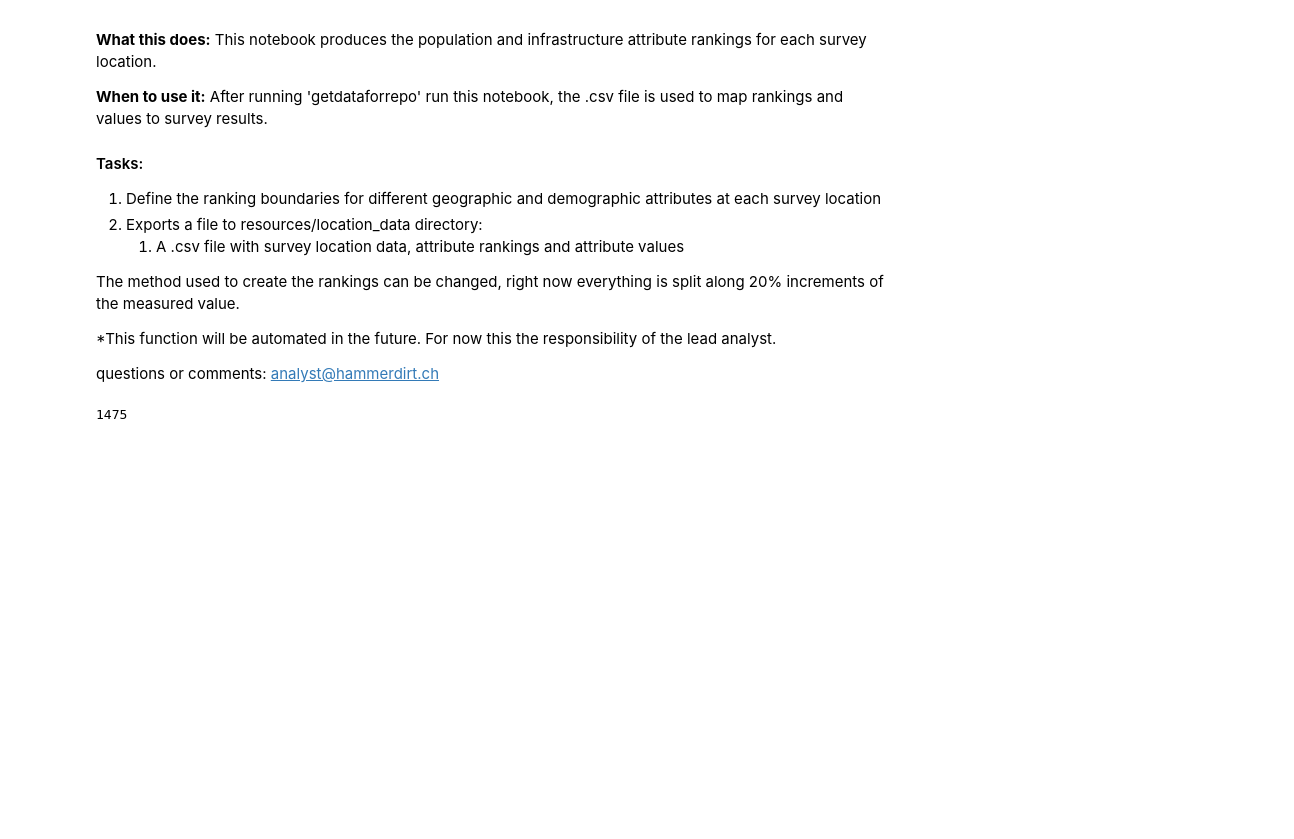
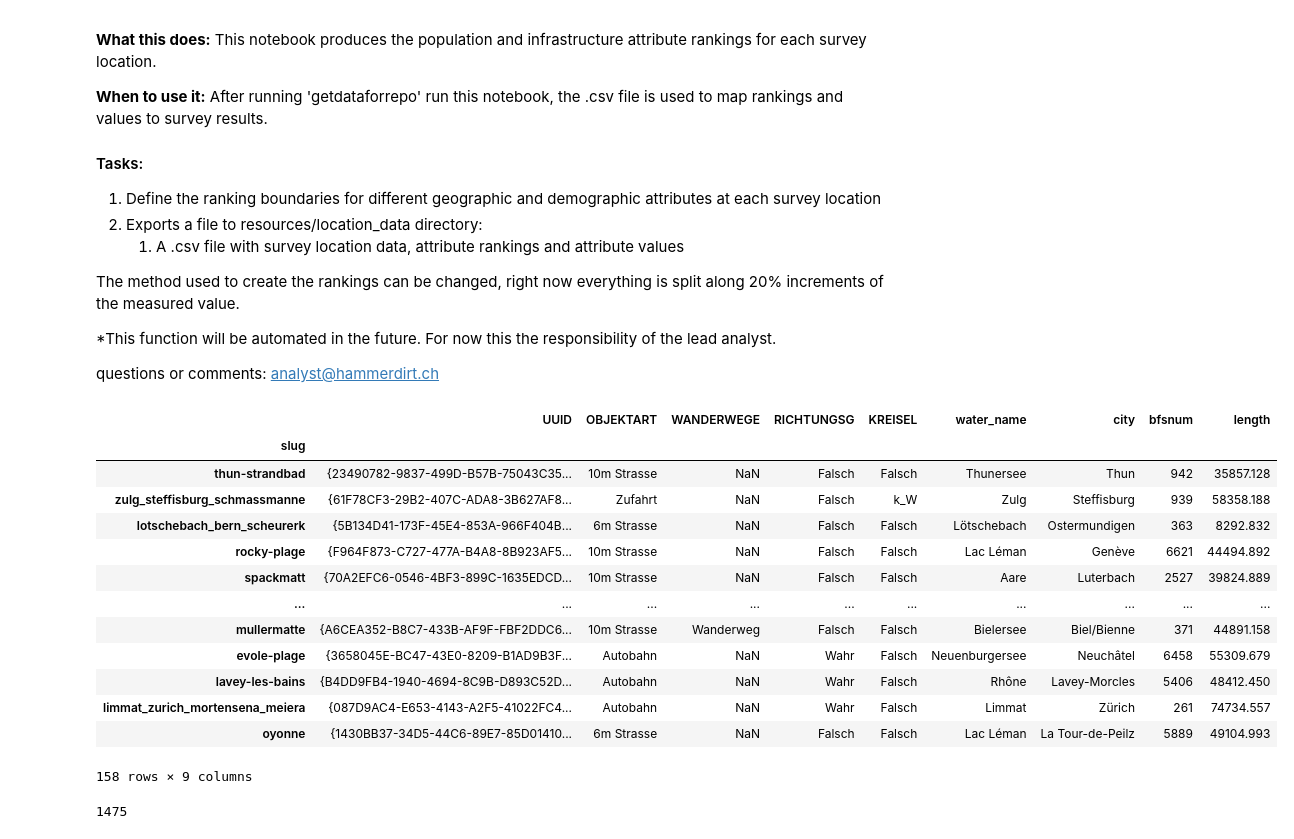
Before and after one commit to hammerdirt-analyst/iqals, a Jupyter notebook: inrastrucutrerankings.ipynb, the cells around one changed output. Saved outputs shown, nothing was run; the diff lists cells and outputs as text; code cells hidden in the pictures; blank space fills up the shorter version.

```diff
--- a/inrastrucutrerankings.ipynb
+++ b/inrastrucutrerankings.ipynb
@@ -163,6 +163,23 @@ intersects.set_index('slug', inplace=True, drop=True)
 
 # code definitions
 dfCodes = pd.read_csv(F"{code_defs}/mlw_codes.csv")
+# %%
+streets
+# %% [output]
+|  | UUID | OBJEKTART | WANDERWEGE | RICHTUNGSG | KREISEL | water_name | city | bfsnum | length |
+| slug |  |  |  |  |  |  |  |  |  |
+| thun-strandbad | {23490782-9837-499D-B57B-75043C35... | 10m Strasse | NaN | Falsch | Falsch | Thunersee | Thun | 942 | 35857.128 |
+| zulg_steffisburg_schmassmanne | {61F78CF3-29B2-407C-ADA8-3B627AF8... | Zufahrt | NaN | Falsch | k_W | Zulg | Steffisburg | 939 | 58358.188 |
+| lotschebach_bern_scheurerk | {5B134D41-173F-45E4-853A-966F404B... | 6m Strasse | NaN | Falsch | Falsch | Lötschebach | Ostermundigen | 363 | 8292.832 |
+| rocky-plage | {F964F873-C727-477A-B4A8-8B923AF5... | 10m Strasse | NaN | Falsch | Falsch | Lac Léman | Genève | 6621 | 44494.892 |
+| spackmatt | {70A2EFC6-0546-4BF3-899C-1635EDCD... | 10m Strasse | NaN | Falsch | Falsch | Aare | Luterbach | 2527 | 39824.889 |
+| ... | ... | ... | ... | ... | ... | ... | ... | ... | ... |
+| mullermatte | {A6CEA352-B8C7-433B-AF9F-FBF2DDC6... | 10m Strasse | Wanderweg | Falsch | Falsch | Bielersee | Biel/Bienne | 371 | 44891.158 |
+| evole-plage | {3658045E-BC47-43E0-8209-B1AD9B3F... | Autobahn | NaN | Wahr | Falsch | Neuenburgersee | Neuchâtel | 6458 | 55309.679 |
+| lavey-les-bains | {B4DD9FB4-1940-4694-8C9B-D893C52D... | Autobahn | NaN | Wahr | Falsch | Rhône | Lavey-Morcles | 5406 | 48412.450 |
+| limmat_zurich_mortensena_meiera | {087D9AC4-E653-4143-A2F5-41022FC4... | Autobahn | NaN | Wahr | Falsch | Limmat | Zürich | 261 | 74734.557 |
+| oyonne | {1430BB37-34D5-44C6-89E7-85D01410... | 6m Strasse | NaN | Falsch | Falsch | Lac Léman | La Tour-de-Peilz | 5889 | 49104.993 |
+158 rows × 9 columns
 # %%
 dfSurveys.loc[(dfSurveys.date =='2020-07-07')&(dfSurveys.location == 'grand-clos')].quantity.sum()
 # %% [output]
```
Also changed, not shown: parts of 5 cells of this notebook, 26 other files.
